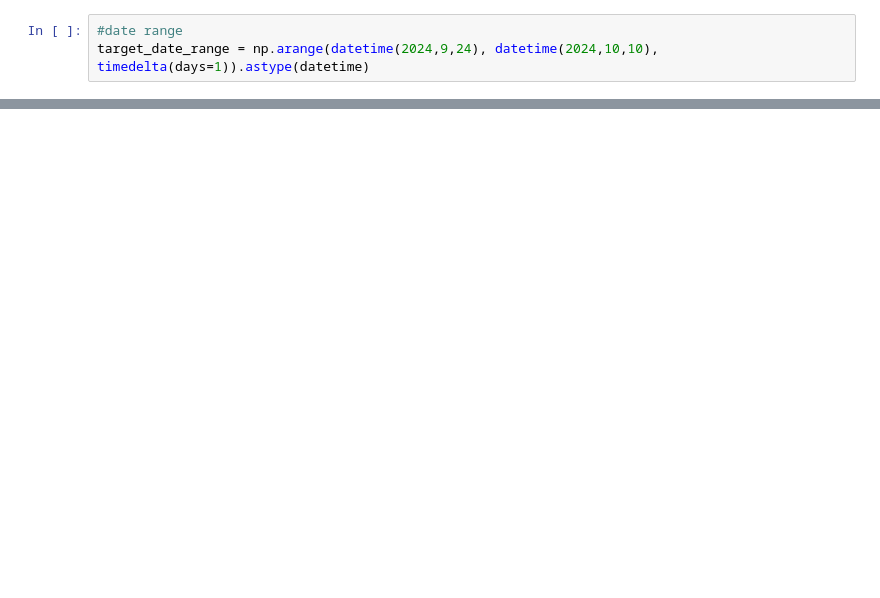
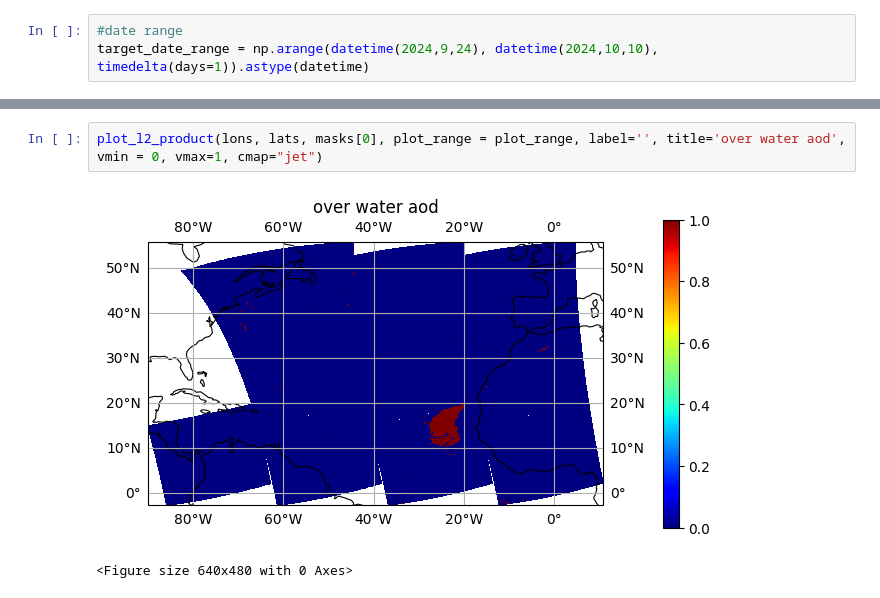
Before and after one commit to efaber314/PaceHackweek2025, a Jupyter notebook: OCI_plot_and_average.ipynb, the cells around one changed output, grey strips where cells are left out. Drawn from its saved outputs; the diff is of its cells as text; blank space fills up the shorter version.

```diff
--- a/OCI_plot_and_average.ipynb
+++ b/OCI_plot_and_average.ipynb
@@ -139 +107,6 @@ print(len(daily_AOD_avg))
+# %%
+plot_l2_product(lons, lats, masks[0], plot_range = plot_range, label='', title='over water aod', vmin = 0, vmax=1, cmap="jet")
+# %% [output]
+[figure, added]
+<Figure size 640x480 with 0 Axes>
 # %%
```
Also changed, not shown: parts of 10 cells of this notebook, 2 other files.
